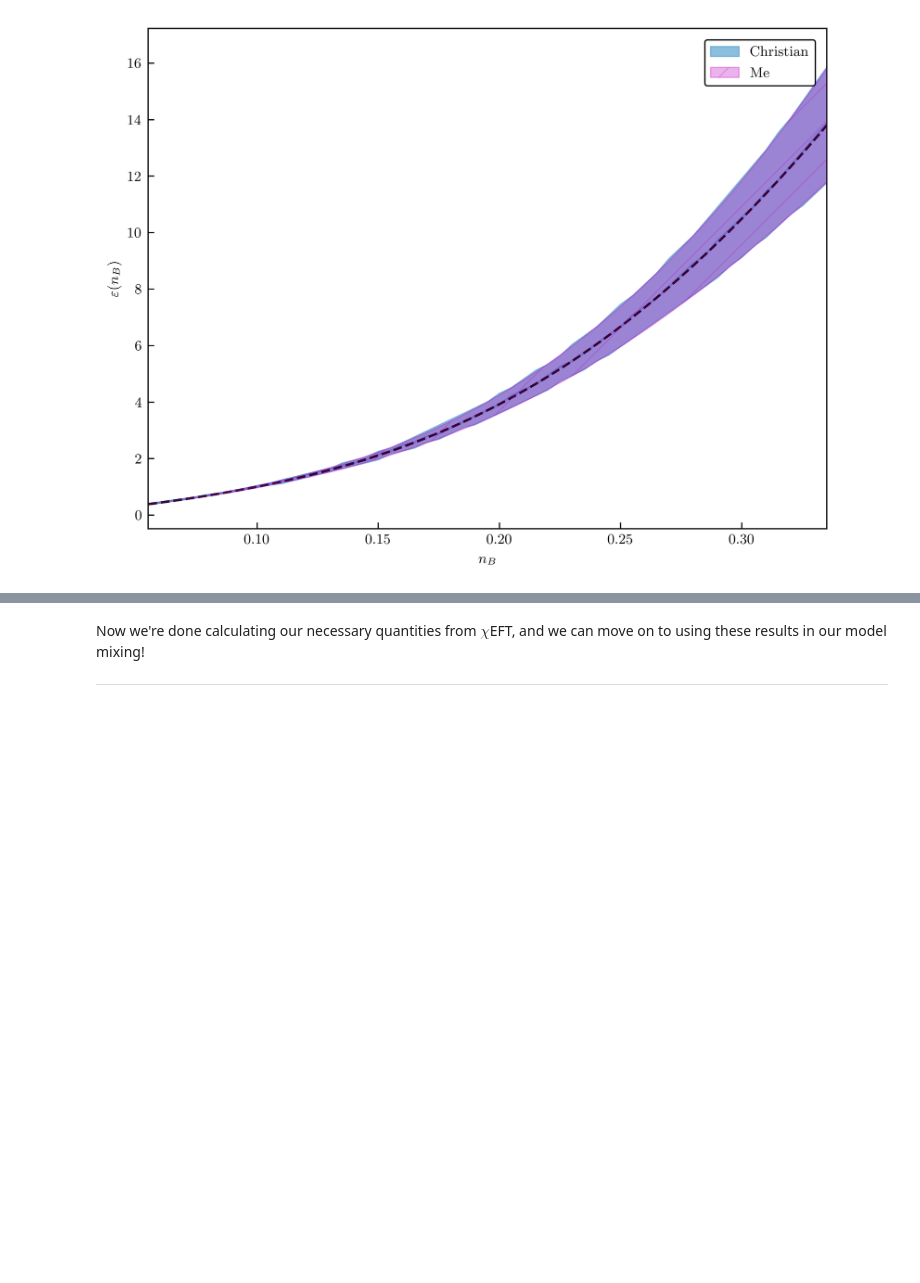
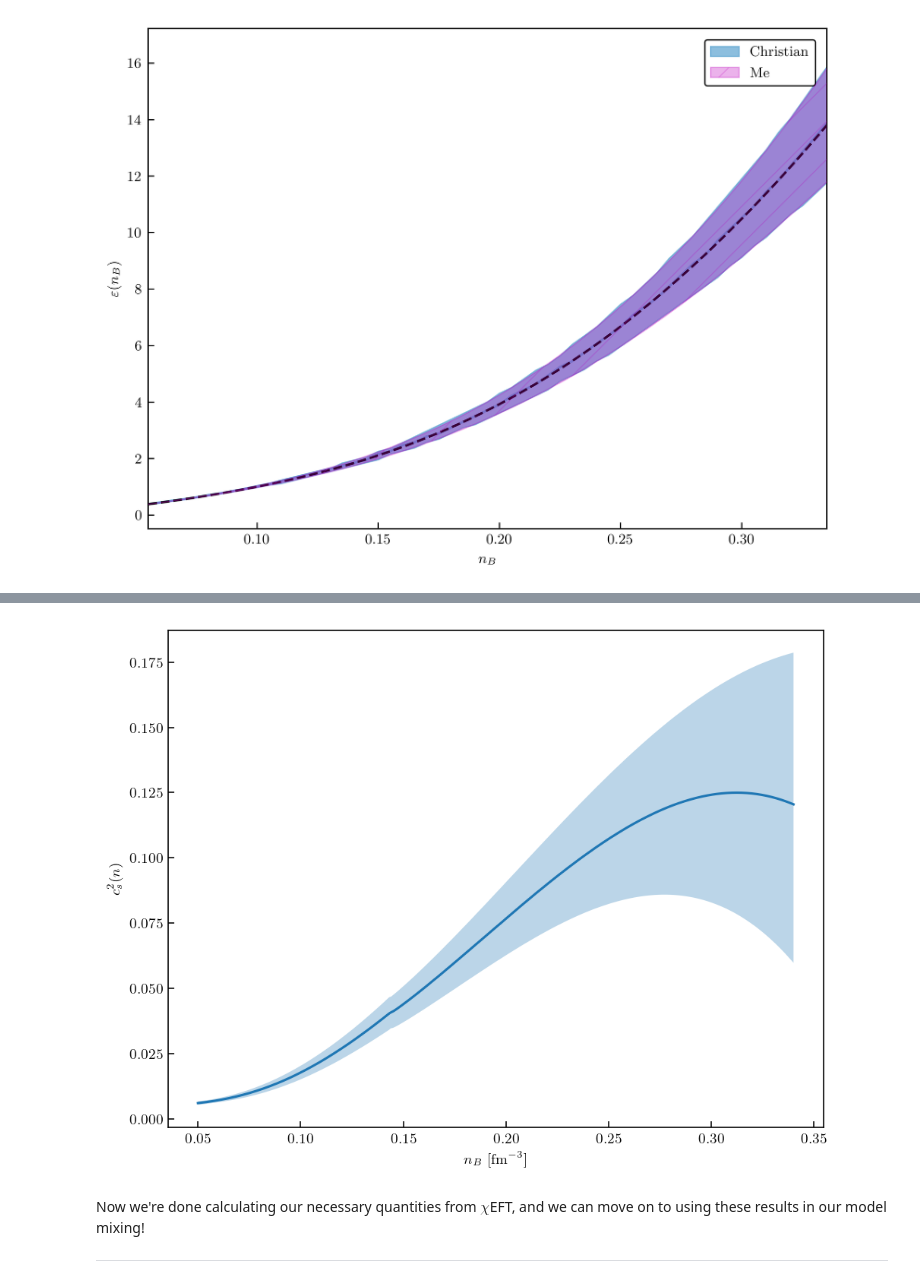
Before and after one commit to asemposki/neutron-rich-bmm, a Jupyter notebook: notebooks/NSM_EOS_ChEFT.ipynb, the cells around one changed output, grey strips where cells are left out. Saved outputs shown, nothing was run; the diff lists cells and outputs as text; code cells hidden in the pictures; blank space fills up the shorter version.

Commit message:
fixed the energy density integration constant AND added speed of sound for chiral NSM

```diff
--- a/notebooks/NSM_EOS_ChEFT.ipynb
+++ b/notebooks/NSM_EOS_ChEFT.ipynb
@@ -1224,0 +1233,15 @@ plt.show()
+# %%
+# implement this simply
+cs2_mean = np.gradient(p_NSM_N3LO, eps_NSM, edge_order=2)
+cs2_lower = np.gradient(p_NSM_N3LO_lower, eps_NSM_lower, edge_order=2)
+cs2_upper = np.gradient(p_NSM_N3LO_upper, eps_NSM_upper, edge_order=2)
+cs2_std = cs2_upper - cs2_mean
+
+# plot this quickly
+plt.plot(density_all, cs2_mean)
+plt.fill_between(density_all, cs2_lower, cs2_upper, alpha=0.3)
+plt.xlabel(r'$n_{B}$ [fm$^{-3}$]')
+plt.ylabel(r'$c_{s}^{2}(n)$')
+plt.show()
+# %% [output]
+[figure, added]
```
Also changed, not shown: parts of 4 cells of this notebook, 4 other files.
